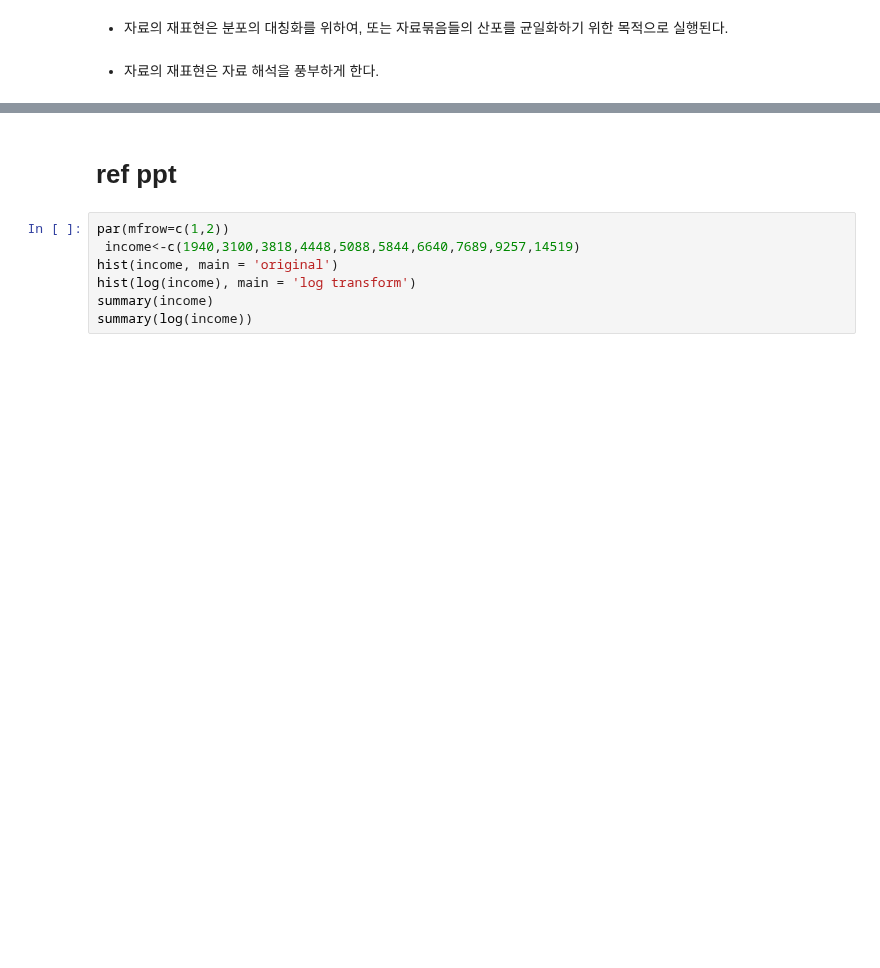
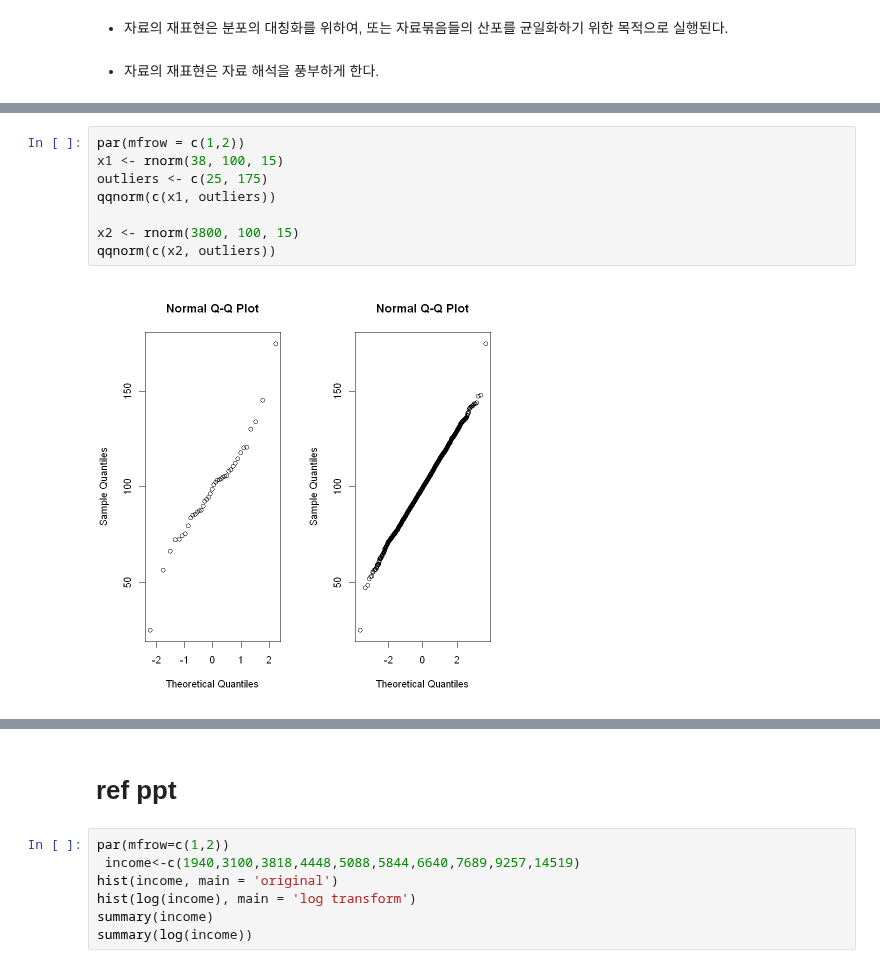
Before and after one commit to stahangryum/Woo, a Jupyter notebook: _notebooks/2022-04-12-eda.ipynb, the cells around one changed output, grey strips where cells are left out. Cells and saved outputs as stored; diff of their text form; blank space fills up the shorter version.

```diff
--- a/_notebooks/2022-04-12-eda.ipynb
+++ b/_notebooks/2022-04-12-eda.ipynb
@@ -338,0 +382,10 @@ hist(robust_z_Y, breaks = seq(-6, 6, 0.5), freq = F, ylim = c(0, 0.7), main = 'R
+# %%
+par(mfrow = c(1,2))
+x1 <- rnorm(38, 100, 15)
+outliers <- c(25, 175)
+qqnorm(c(x1, outliers))
+
+x2 <- rnorm(3800, 100, 15)
+qqnorm(c(x2, outliers))
+# %% [output]
+[figure, added]
```
Also changed, not shown: parts of 24 cells of this notebook.
